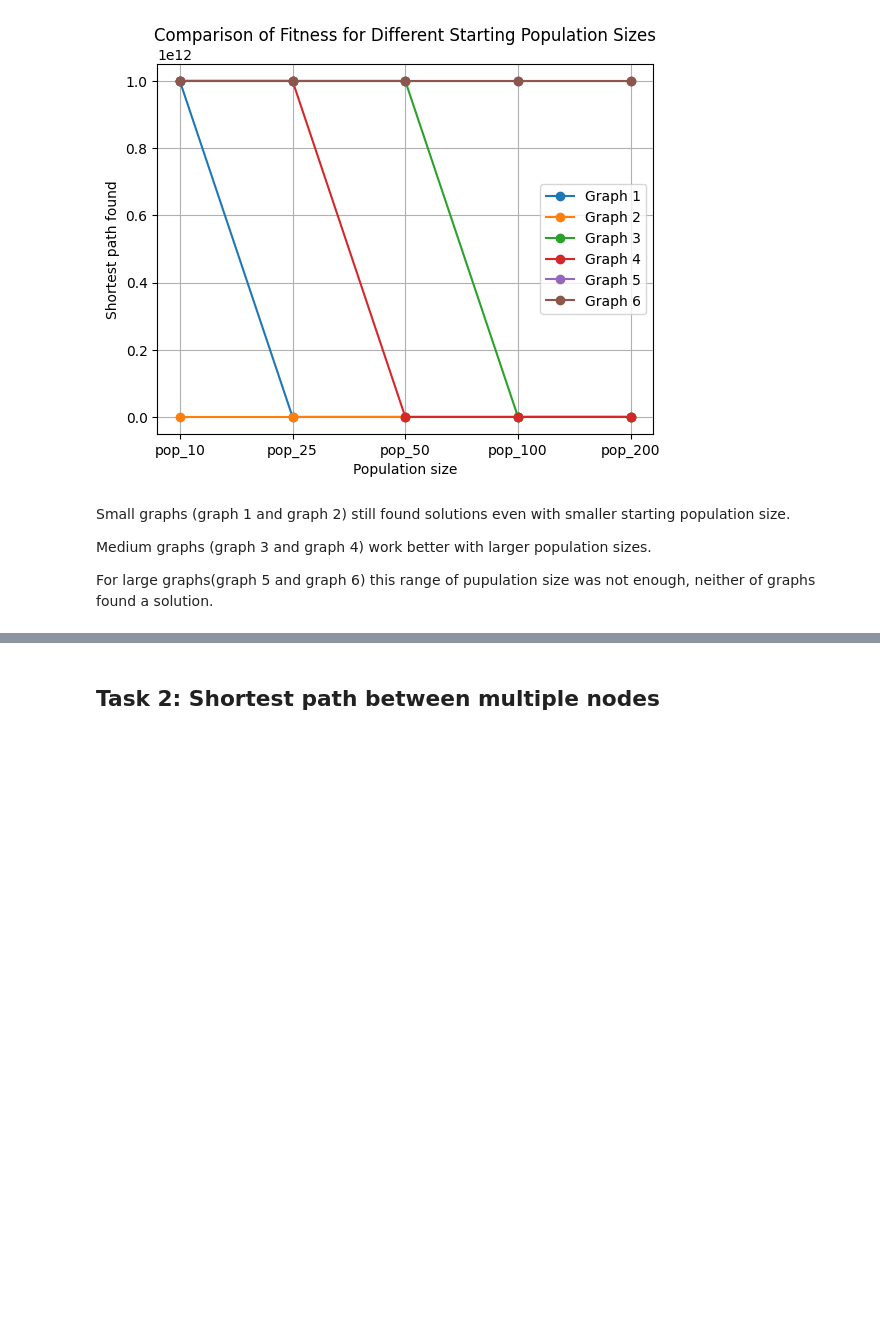
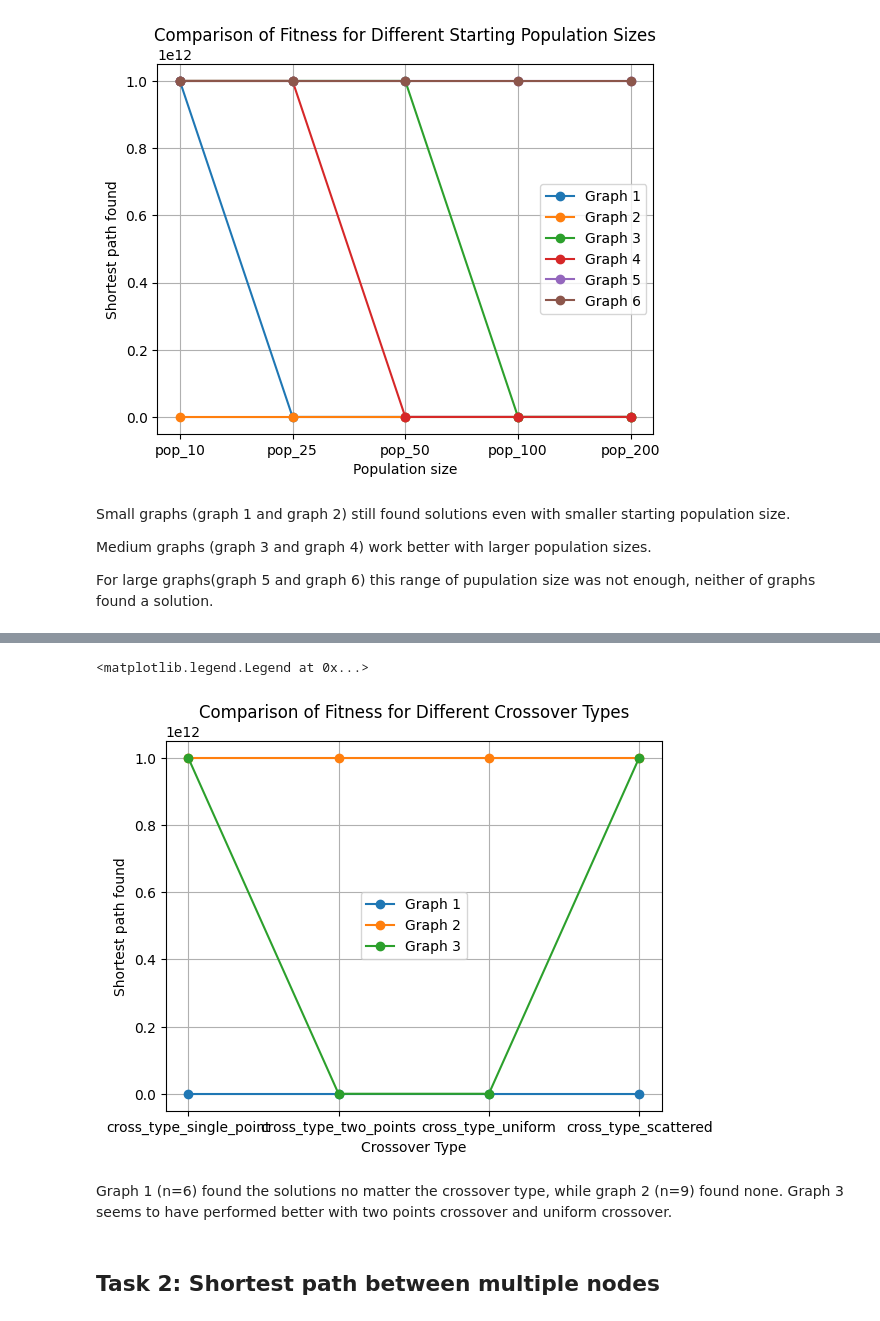
Before and after one commit to Favstina/IntelligentSystems-Assigment_1, a Jupyter notebook: Report.ipynb, the cells around one changed output, grey strips where cells are left out. Cells and saved outputs as stored; diff of their text form; code cells hidden in the pictures; blank space fills up the shorter version.

```diff
--- a/Report.ipynb
+++ b/Report.ipynb
@@ -90,3 +113,22 @@ For large graphs(graph 5 and graph 6) this range of pupulation size was not enou
+# %%
+df = pd.read_csv("Task1/CrossTypeResults.csv")
+
+# transpose to get a function
+df_transposed = df.T
+
+for i, row in enumerate(df_transposed.columns):
+    plt.plot(df_transposed.index, df_transposed[row], marker="o", label=f"Graph {i+1}")
+
+plt.xlabel("Crossover Type")
+plt.ylabel("Shortest path found")
+plt.title("Comparison of Fitness for Different Crossover Types")
+plt.grid(True)
+plt.legend()
+# %% [output]
+<matplotlib.legend.Legend at 0x...>
+[figure, added]
+# %% [markdown]
+Graph 1 (n=6) found the solutions no matter the crossover type, while graph 2 (n=9) found none. Graph 3 seems to have performed better with two points crossover and uniform crossover.
 # %% [markdown]
 ## Task 2: Shortest path between multiple nodes
 # %% [markdown]
```
Also changed, not shown: parts of 4 cells of this notebook, 3 other files.
